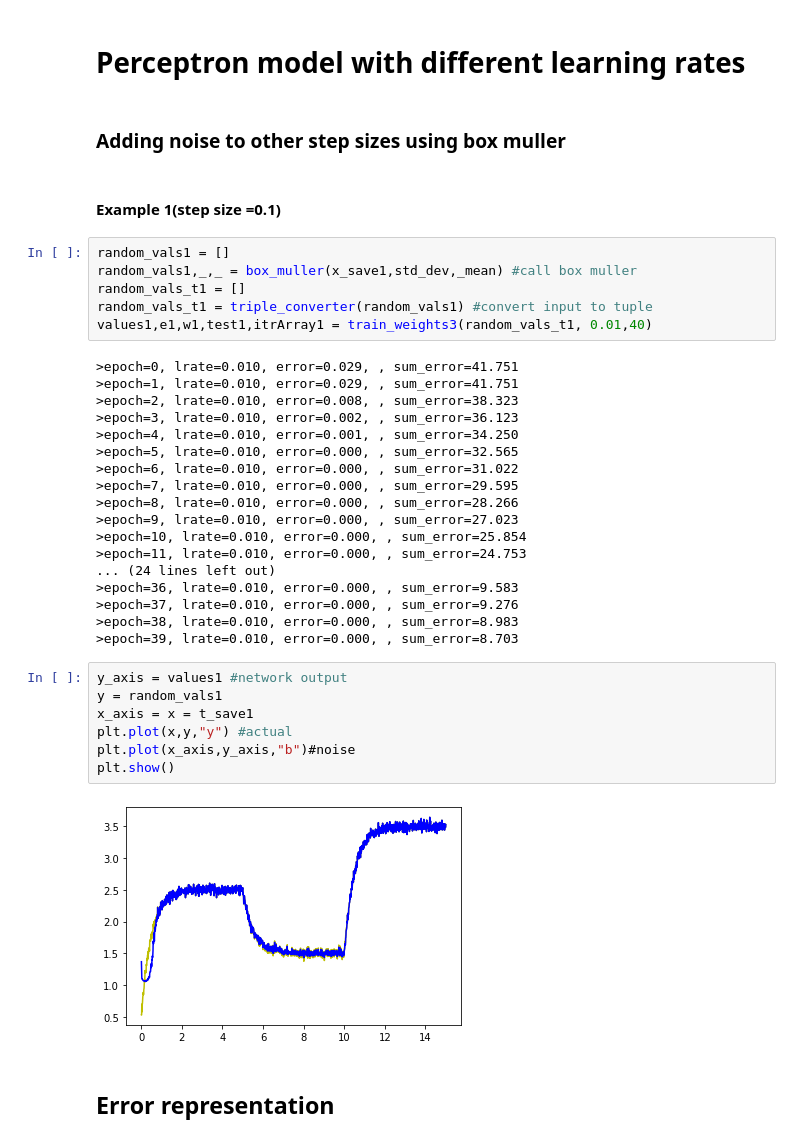
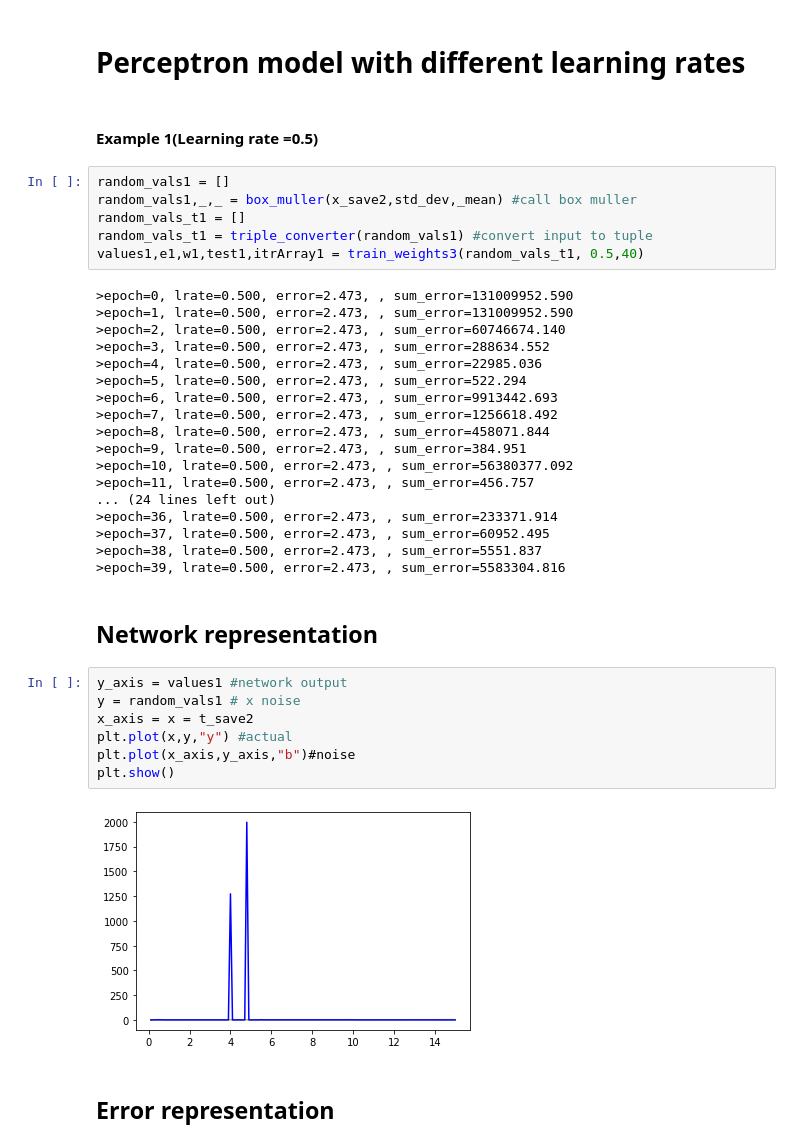
Before and after one commit to Kikumu/Computational-science-practice, a Jupyter notebook: CourseProject/Computational-Science-ACW.ipynb, the cells around one changed output. Saved outputs shown, nothing was run; the diff lists cells and outputs as text.

```diff
--- a/CourseProject/Computational-Science-ACW.ipynb
+++ b/CourseProject/Computational-Science-ACW.ipynb
@@ -553,41 +550,41 @@ plt.show()
 # %% [markdown]
 # Perceptron model with different learning rates
-# %% [markdown]
-### Adding noise to other step sizes using box muller
 # %% [markdown]
-#### Example 1(step size =0.1)
+#### Example 1(Learning rate =0.5)
 # %%
 random_vals1 = []
-random_vals1,_,_ = box_muller(x_save1,std_dev,_mean) #call box muller
+random_vals1,_,_ = box_muller(x_save2,std_dev,_mean) #call box muller
 random_vals_t1 = []
 random_vals_t1 = triple_converter(random_vals1) #convert input to tuple
-values1,e1,w1,test1,itrArray1 = train_weights3(random_vals_t1, 0.01,40)
+values1,e1,w1,test1,itrArray1 = train_weights3(random_vals_t1, 0.5,40)
 # %% [output]
->epoch=0, lrate=0.010, error=0.029, , sum_error=41.751
->epoch=1, lrate=0.010, error=0.029, , sum_error=41.751
->epoch=2, lrate=0.010, error=0.008, , sum_error=38.323
->epoch=3, lrate=0.010, error=0.002, , sum_error=36.123
->epoch=4, lrate=0.010, error=0.001, , sum_error=34.250
->epoch=5, lrate=0.010, error=0.000, , sum_error=32.565
->epoch=6, lrate=0.010, error=0.000, , sum_error=31.022
->epoch=7, lrate=0.010, error=0.000, , sum_error=29.595
->epoch=8, lrate=0.010, error=0.000, , sum_error=28.266
->epoch=9, lrate=0.010, error=0.000, , sum_error=27.023
->epoch=10, lrate=0.010, error=0.000, , sum_error=25.854
->epoch=11, lrate=0.010, error=0.000, , sum_error=24.753
+>epoch=0, lrate=0.500, error=2.473, , sum_error=131009952.590
+>epoch=1, lrate=0.500, error=2.473, , sum_error=131009952.590
+>epoch=2, lrate=0.500, error=2.473, , sum_error=60746674.140
+>epoch=3, lrate=0.500, error=2.473, , sum_error=288634.552
+>epoch=4, lrate=0.500, error=2.473, , sum_error=22985.036
+>epoch=5, lrate=0.500, error=2.473, , sum_error=522.294
+>epoch=6, lrate=0.500, error=2.473, , sum_error=9913442.693
+>epoch=7, lrate=0.500, error=2.473, , sum_error=1256618.492
+>epoch=8, lrate=0.500, error=2.473, , sum_error=458071.844
+>epoch=9, lrate=0.500, error=2.473, , sum_error=384.951
+>epoch=10, lrate=0.500, error=2.473, , sum_error=56380377.092
+>epoch=11, lrate=0.500, error=2.473, , sum_error=456.757
 ... (24 lines left out)
->epoch=36, lrate=0.010, error=0.000, , sum_error=9.583
->epoch=37, lrate=0.010, error=0.000, , sum_error=9.276
->epoch=38, lrate=0.010, error=0.000, , sum_error=8.983
->epoch=39, lrate=0.010, error=0.000, , sum_error=8.703
+>epoch=36, lrate=0.500, error=2.473, , sum_error=233371.914
+>epoch=37, lrate=0.500, error=2.473, , sum_error=60952.495
+>epoch=38, lrate=0.500, error=2.473, , sum_error=5551.837
+>epoch=39, lrate=0.500, error=2.473, , sum_error=5583304.816
+# %% [markdown]
+## Network representation
 # %%
 y_axis = values1 #network output
-y = random_vals1
-x_axis = x = t_save1
+y = random_vals1 # x noise
+x_axis = x = t_save2
 plt.plot(x,y,"y") #actual
 plt.plot(x_axis,y_axis,"b")#noise
 plt.show()
 # %% [output]
-[figure, old version]
+[figure, new version]
 # %% [markdown]
 ## Error representation
```
Also changed, not shown: parts of 68 cells of this notebook.
